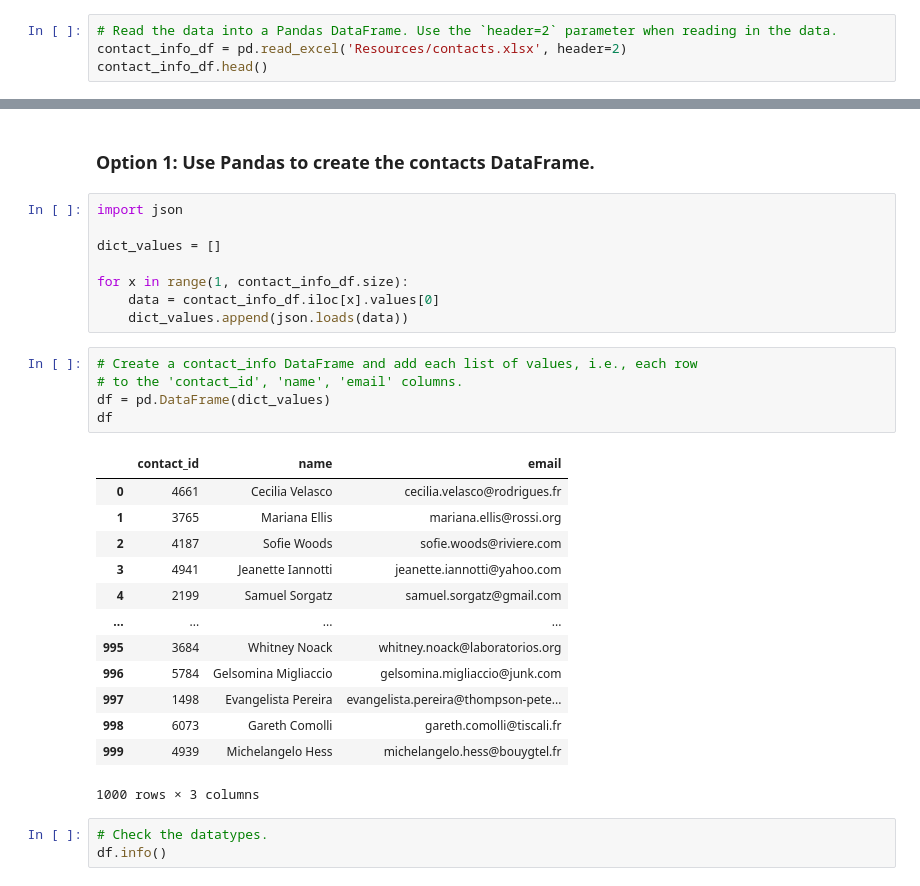
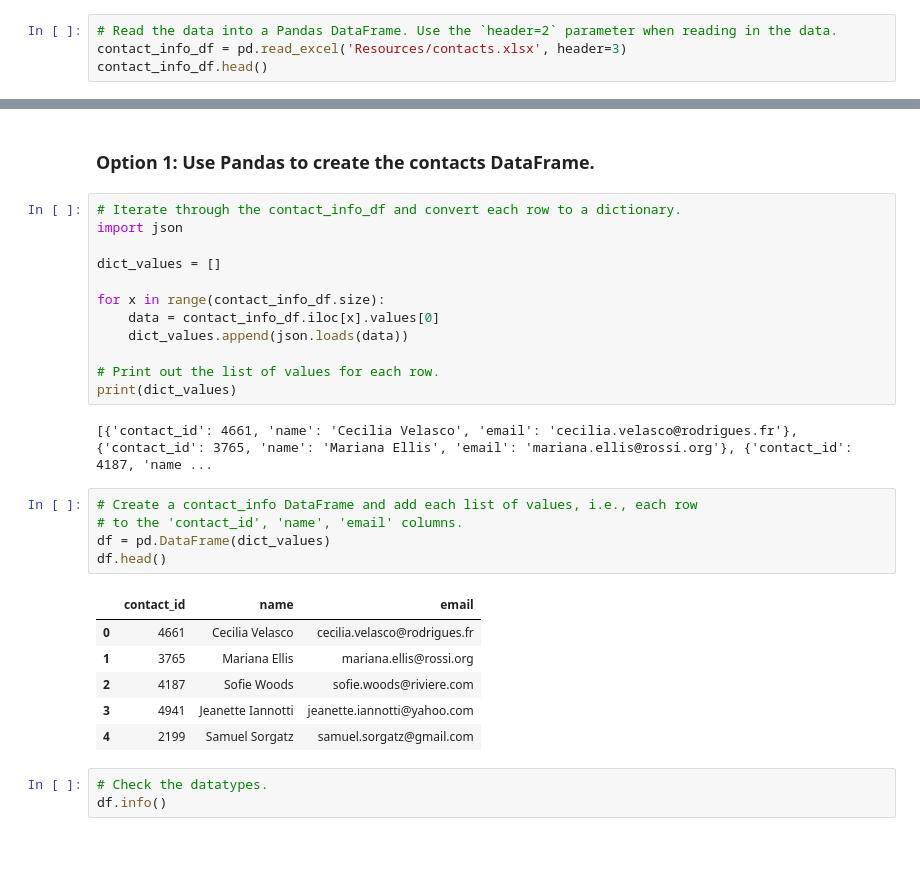
Before and after one commit to Ivanco19/Project2, a Jupyter notebook: ETL_Mini_Project_Starter_Code.ipynb, the cells around one changed output, grey strips where cells are left out. Drawn from its saved outputs; the diff is of its cells as text; blank space fills up the shorter version.

```diff
--- a/ETL_Mini_Project_Starter_Code.ipynb
+++ b/ETL_Mini_Project_Starter_Code.ipynb
@@ -343,6 +317,6 @@ campaign_cleaned.to_csv("Resources/campaign.csv", index=False)
 ### Extract the contacts.xlsx Data.
 # %%
 # Read the data into a Pandas DataFrame. Use the `header=2` parameter when reading in the data.
-contact_info_df = pd.read_excel('Resources/contacts.xlsx', header=2)
+contact_info_df = pd.read_excel('Resources/contacts.xlsx', header=3)
 contact_info_df.head()
 # %% [output]
@@ -365,32 +339,31 @@ Then export the DataFrame as a `contacts.csv` CSV file.
 # %% [markdown]
 ### Option 1: Use Pandas to create the contacts DataFrame.
 # %%
+# Iterate through the contact_info_df and convert each row to a dictionary.
 import json
 
 dict_values = []
 
-for x in range(1, contact_info_df.size):
+for x in range(contact_info_df.size):
     data = contact_info_df.iloc[x].values[0]
     dict_values.append(json.loads(data))
+
+# Print out the list of values for each row.
+print(dict_values)
+# %% [output]
+[{'contact_id': 4661, 'name': 'Cecilia Velasco', 'email': 'cecilia.velasco@rodrigues.fr'}, {'contact_id': 3765, 'name': 'Mariana Ellis', 'email': 'mariana.ellis@rossi.org'}, {'contact_id': 4187, 'name ...
 # %%
 # Create a contact_info DataFrame and add each list of values, i.e., each row
 # to the 'contact_id', 'name', 'email' columns.
 df = pd.DataFrame(dict_values)
-df
+df.head()
 # %% [output]
 |  | contact_id | name | email |
 | 0 | 4661 | Cecilia Velasco | cecilia.velasco@rodrigues.fr |
 | 1 | 3765 | Mariana Ellis | mariana.ellis@rossi.org |
 | 2 | 4187 | Sofie Woods | sofie.woods@riviere.com |
 | 3 | 4941 | Jeanette Iannotti | jeanette.iannotti@yahoo.com |
 | 4 | 2199 | Samuel Sorgatz | samuel.sorgatz@gmail.com |
-| ... | ... | ... | ... |
-| 995 | 3684 | Whitney Noack | whitney.noack@laboratorios.org |
-| 996 | 5784 | Gelsomina Migliaccio | gelsomina.migliaccio@junk.com |
-| 997 | 1498 | Evangelista Pereira | evangelista.pereira@thompson-pete... |
-| 998 | 6073 | Gareth Comolli | gareth.comolli@tiscali.fr |
-| 999 | 4939 | Michelangelo Hess | michelangelo.hess@bouygtel.fr |
-1000 rows × 3 columns
 # %%
 # Check the datatypes.
 df.info()
```
Also changed, not shown: parts of 23 cells of this notebook, 3 other files.
